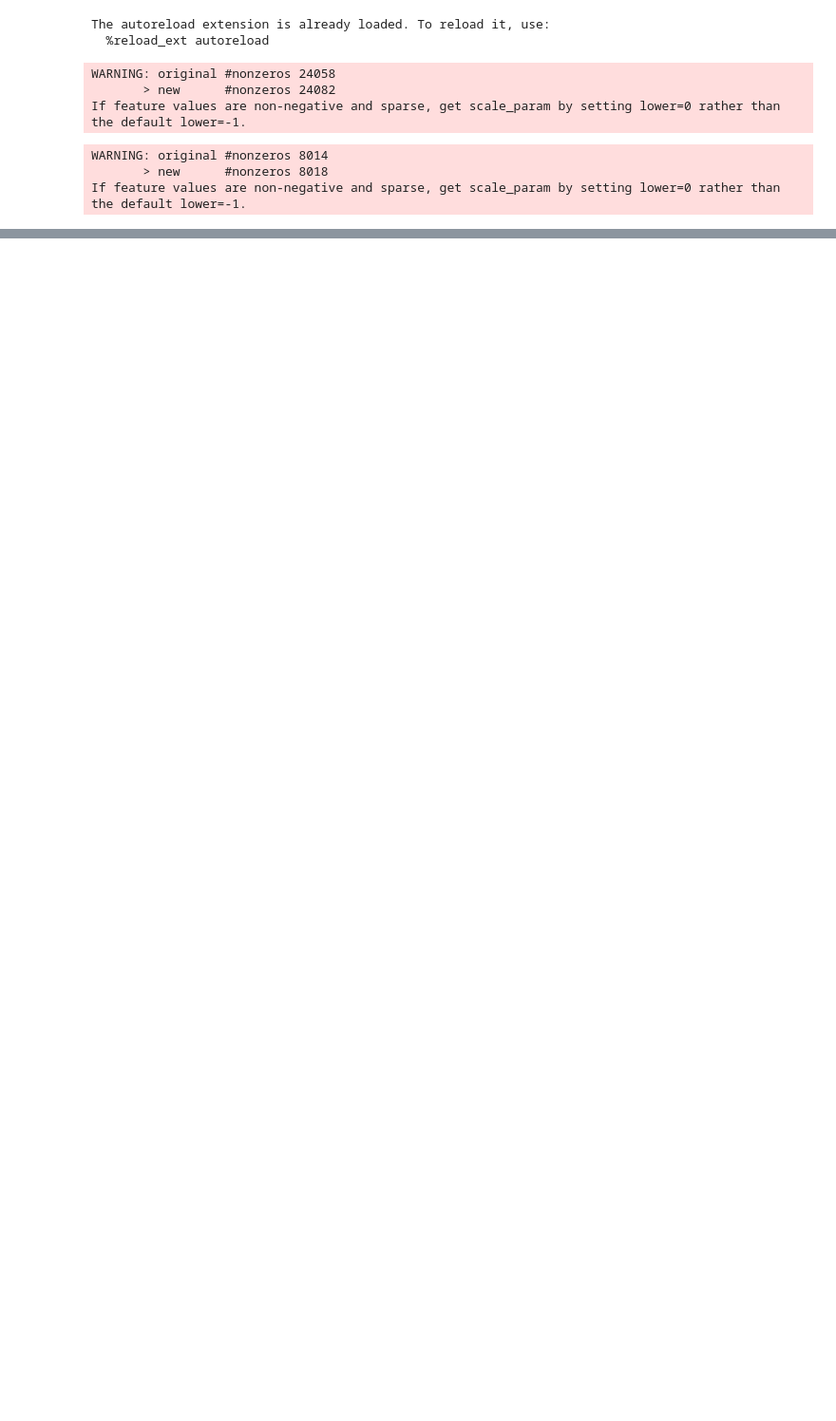
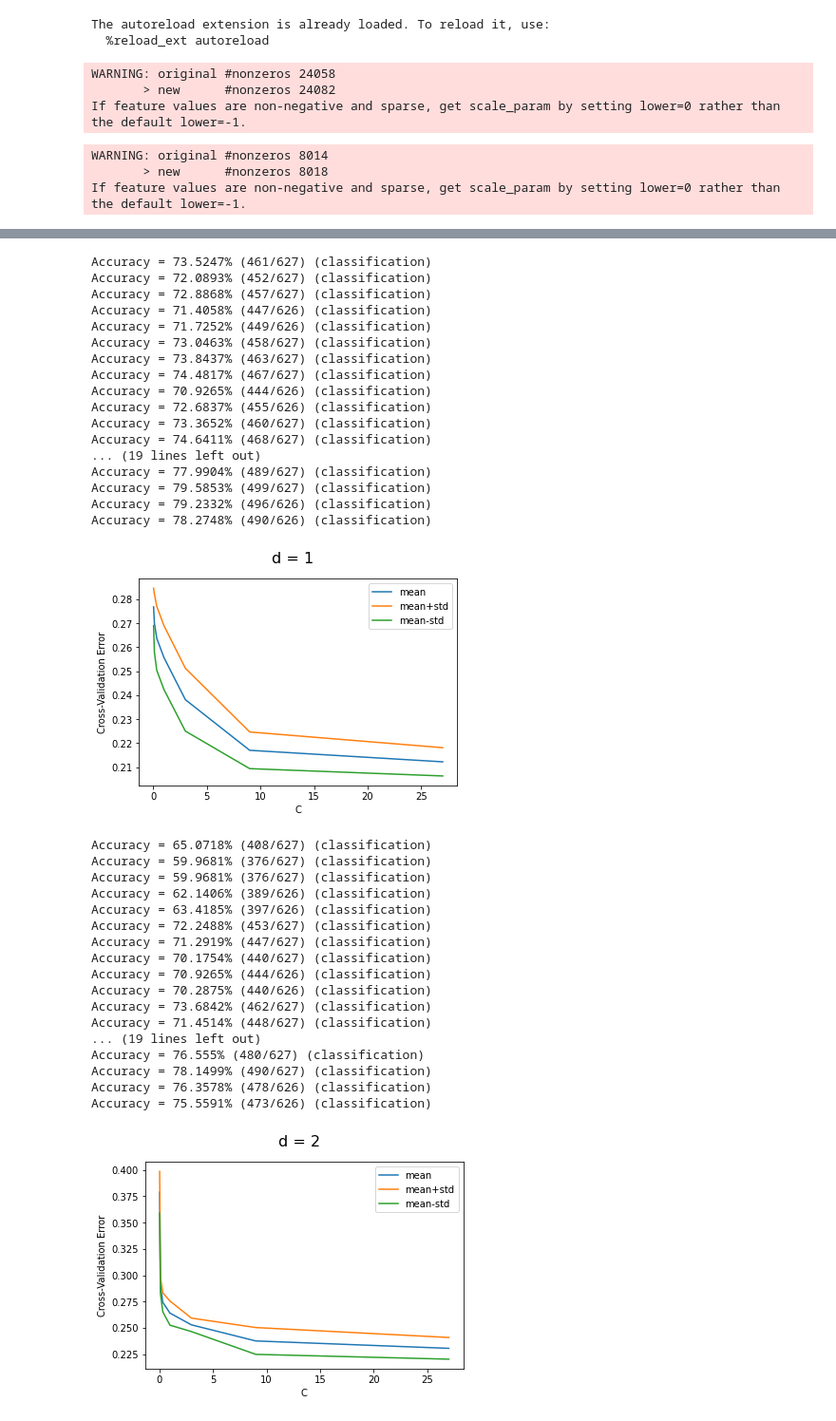
Before and after one commit to ankitbha/fml_hw2, a Jupyter notebook: hw2.ipynb, the cells around one changed output, grey strips where cells are left out. Shown at 95% size. Drawn from its saved outputs; the diff is of its cells as text; code cells hidden in the pictures; blank space fills up the shorter version.

Commit message:
[MAJOR] All plots completed

```diff
--- a/hw2.ipynb
+++ b/hw2.ipynb
@@ -228,0 +126,13 @@ Accuracy = 68.4866% (715/1044) (classification)
+# %%
+def cross_val_error(d, C, model_dict, ytr, scaled_xtr):
+    err = []
+    fold = 0
+    for train_idx, val_idx in kf.split(X=scaled_xtr, y=ytr):
+        fold+=1
+        m = model_dict[d][C][fold]
+        p_label, p_acc, p_val = svm_predict(ytr[val_idx], scaled_xtr[val_idx], m)
+        err.append(1-(p_acc[0]/100))
+    mean = sum(err) / len(err)
+    variance = sum([((x - mean) ** 2) for x in err]) / len(err)
+    std = variance ** 0.5
+    return mean, std
@@ -228,0 +147,60 @@ Accuracy = 68.4866% (715/1044) (classification)
+# %%
+fig_dict = {}
+min_mean = 1
+for d in d_list:
+    fig = plt.figure()
+    fig.suptitle('d = '+str(d), fontsize=16)
+    fig_x = C_list
+    fig_y, fig_yu, fig_yl = [], [], []
+    for C in C_list:
+        mean, std = cross_val_error(d, C, model_dict, ytr, scaled_xtr)
+        if(mean<min_mean):
+            min_mean = mean
+            C_star, d_star = C, d
+        fig_y.append(mean)
+        fig_yu.append(mean+std)
+        fig_yl.append(mean-std)
+    plt.plot(fig_x, fig_y, label='mean')
+    plt.plot(fig_x, fig_yu, label='mean+std')
+    plt.plot(fig_x, fig_yl, label='mean-std')
+    plt.xlabel('C')
+    plt.ylabel('Cross-Validation Error')
+    plt.legend()
+    plt.show()
+# %% [output]
+Accuracy = 73.5247% (461/627) (classification)
+Accuracy = 72.0893% (452/627) (classification)
+Accuracy = 72.8868% (457/627) (classification)
+Accuracy = 71.4058% (447/626) (classification)
+Accuracy = 71.7252% (449/626) (classification)
+Accuracy = 73.0463% (458/627) (classification)
+Accuracy = 73.8437% (463/627) (classification)
+Accuracy = 74.4817% (467/627) (classification)
+Accuracy = 70.9265% (444/626) (classification)
+Accuracy = 72.6837% (455/626) (classification)
+Accuracy = 73.3652% (460/627) (classification)
+Accuracy = 74.6411% (468/627) (classification)
+... (19 lines left out)
+Accuracy = 77.9904% (489/627) (classification)
+Accuracy = 79.5853% (499/627) (classification)
+Accuracy = 79.2332% (496/626) (classification)
+Accuracy = 78.2748% (490/626) (classification)
+[figure, added]
+Accuracy = 65.0718% (408/627) (classification)
+Accuracy = 59.9681% (376/627) (classification)
+Accuracy = 59.9681% (376/627) (classification)
+Accuracy = 62.1406% (389/626) (classification)
+Accuracy = 63.4185% (397/626) (classification)
+Accuracy = 72.2488% (453/627) (classification)
+Accuracy = 71.2919% (447/627) (classification)
+Accuracy = 70.1754% (440/627) (classification)
+Accuracy = 70.9265% (444/626) (classification)
+Accuracy = 70.2875% (440/626) (classification)
+Accuracy = 73.6842% (462/627) (classification)
+Accuracy = 71.4514% (448/627) (classification)
+... (19 lines left out)
+Accuracy = 76.555% (480/627) (classification)
+Accuracy = 78.1499% (490/627) (classification)
+Accuracy = 76.3578% (478/626) (classification)
+Accuracy = 75.5591% (473/626) (classification)
+[figure, added]
```
Also changed, not shown: parts of 15 cells of this notebook.
